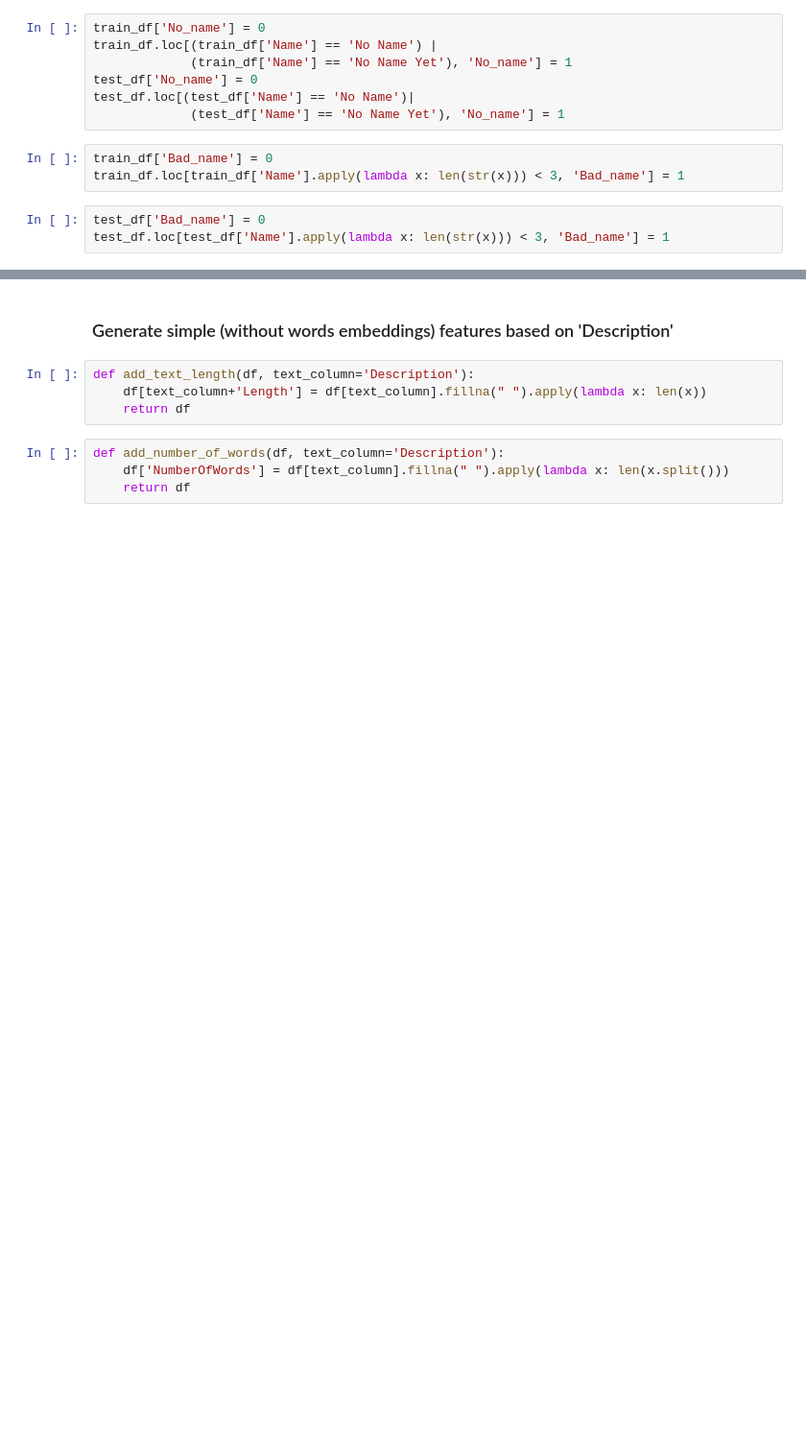
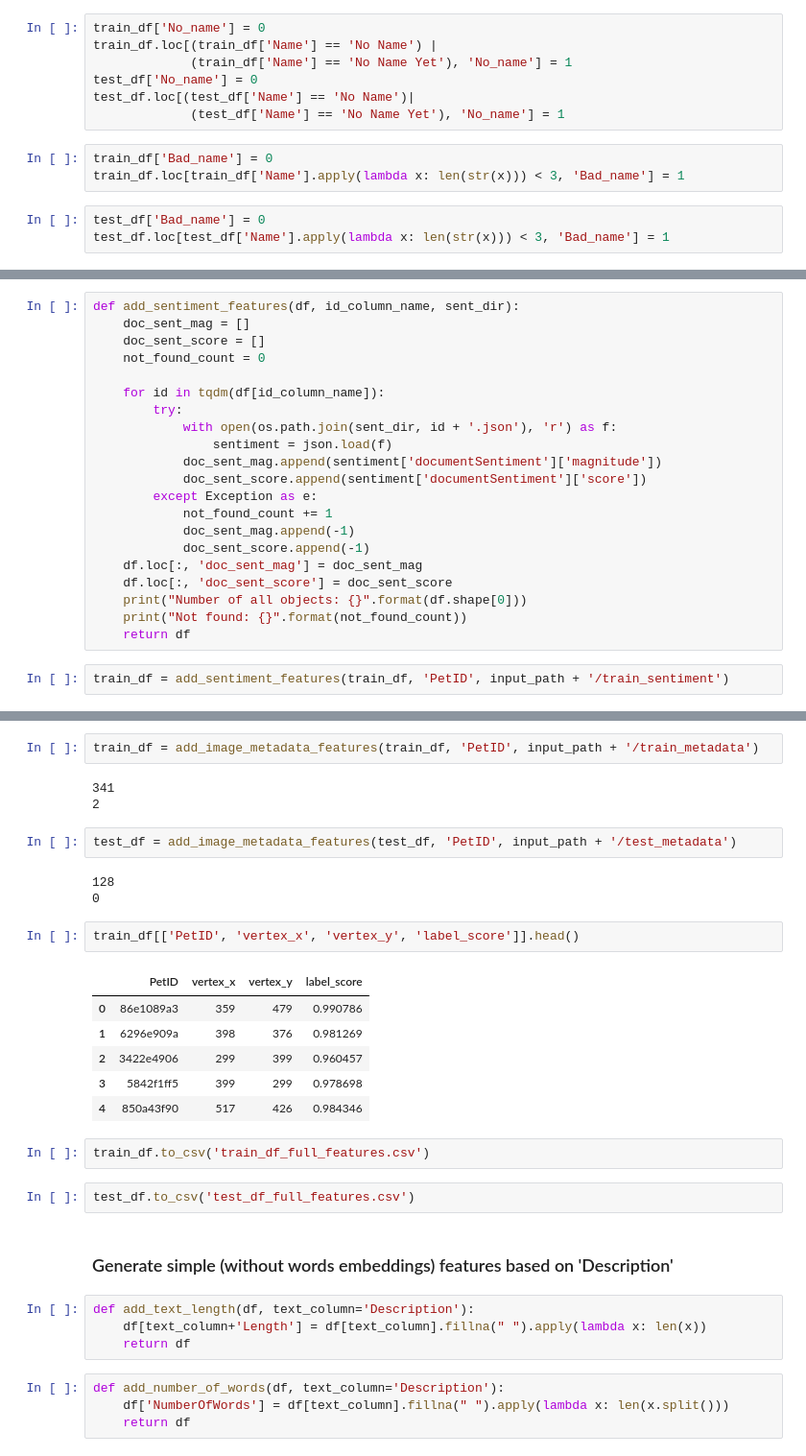
Before and after one commit to roman-baldaev/kaggle-petfinder, a Jupyter notebook: kernels/catboost/right_way_to_cat_boost_using.ipynb, the cells around one changed output, grey strips where cells are left out. Shown at 96% size. Drawn from its saved outputs; the diff is of its cells as text; blank space fills up the shorter version.

```diff
--- a/kernels/catboost/right_way_to_cat_boost_using.ipynb
+++ b/kernels/catboost/right_way_to_cat_boost_using.ipynb
@@ -38,0 +140,23 @@ test_df.loc[test_df['Name'].apply(lambda x: len(str(x))) < 3, 'Bad_name'] = 1
+# %%
+def add_sentiment_features(df, id_column_name, sent_dir):
+    doc_sent_mag = []
+    doc_sent_score = []
+    not_found_count = 0
+
+    for id in tqdm(df[id_column_name]):
+        try:
+            with open(os.path.join(sent_dir, id + '.json'), 'r') as f:
+                sentiment = json.load(f)
+            doc_sent_mag.append(sentiment['documentSentiment']['magnitude'])
+            doc_sent_score.append(sentiment['documentSentiment']['score'])
+        except Exception as e:
+            not_found_count += 1
+            doc_sent_mag.append(-1)
+            doc_sent_score.append(-1)
+    df.loc[:, 'doc_sent_mag'] = doc_sent_mag
+    df.loc[:, 'doc_sent_score'] = doc_sent_score
+    print("Number of all objects: {}".format(df.shape[0]))
+    print("Not found: {}".format(not_found_count))
+    return df
+# %%
+train_df = add_sentiment_features(train_df, 'PetID', input_path + '/train_sentiment')
@@ -39,3 +292,26 @@ test_df.loc[test_df['Name'].apply(lambda x: len(str(x))) < 3, 'Bad_name'] = 1
+# %%
+train_df = add_image_metadata_features(train_df, 'PetID', input_path + '/train_metadata')
+# %% [output]
+341
+2
+# %%
+test_df = add_image_metadata_features(test_df, 'PetID', input_path + '/test_metadata')
+# %% [output]
+128
+0
+# %%
+train_df[['PetID', 'vertex_x', 'vertex_y', 'label_score']].head()
+# %% [output]
+|  | PetID | vertex_x | vertex_y | label_score |
+| 0 | 86e1089a3 | 359 | 479 | 0.990786 |
+| 1 | 6296e909a | 398 | 376 | 0.981269 |
+| 2 | 3422e4906 | 299 | 399 | 0.960457 |
+| 3 | 5842f1ff5 | 399 | 299 | 0.978698 |
+| 4 | 850a43f90 | 517 | 426 | 0.984346 |
+# %%
+train_df.to_csv('train_df_full_features.csv')
+# %%
+test_df.to_csv('test_df_full_features.csv')
 # %% [markdown]
 ### Generate simple (without words embeddings) features based on 'Description'
 # %%
```
Also changed, not shown: parts of 36 cells of this notebook, 1 other file.
